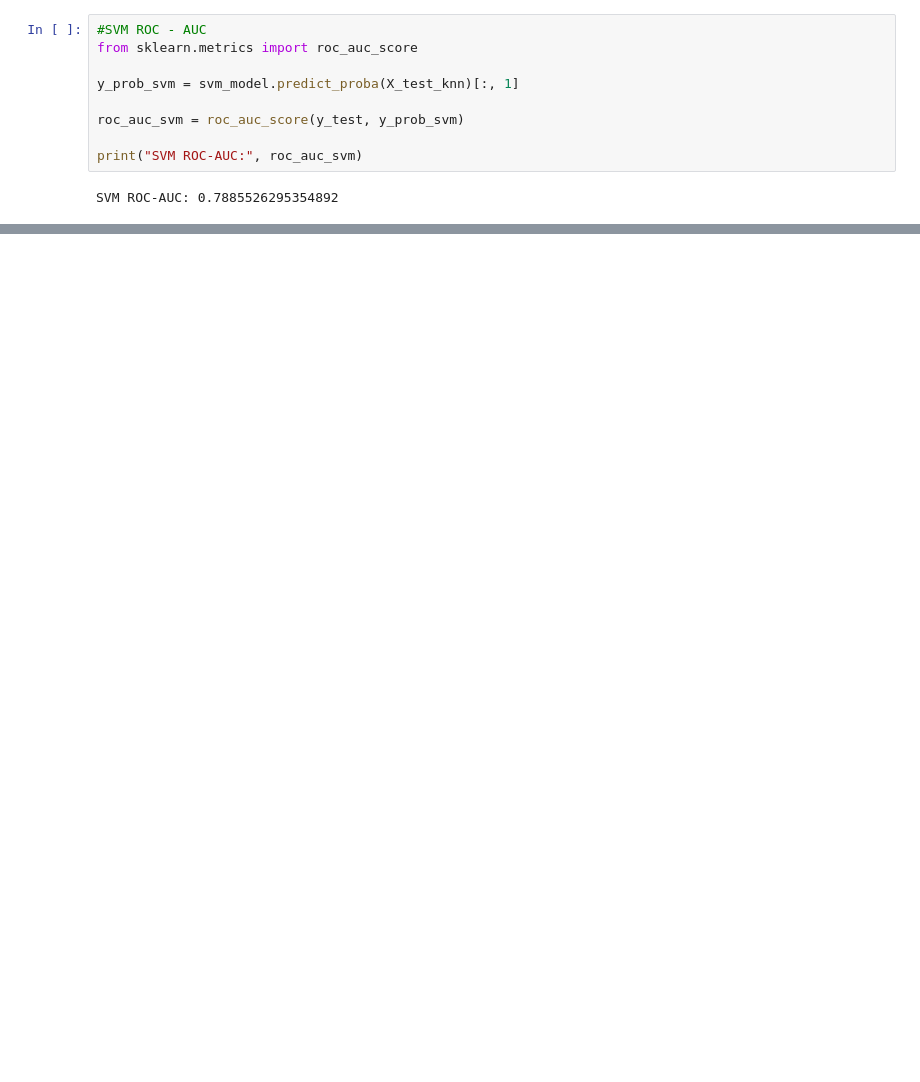
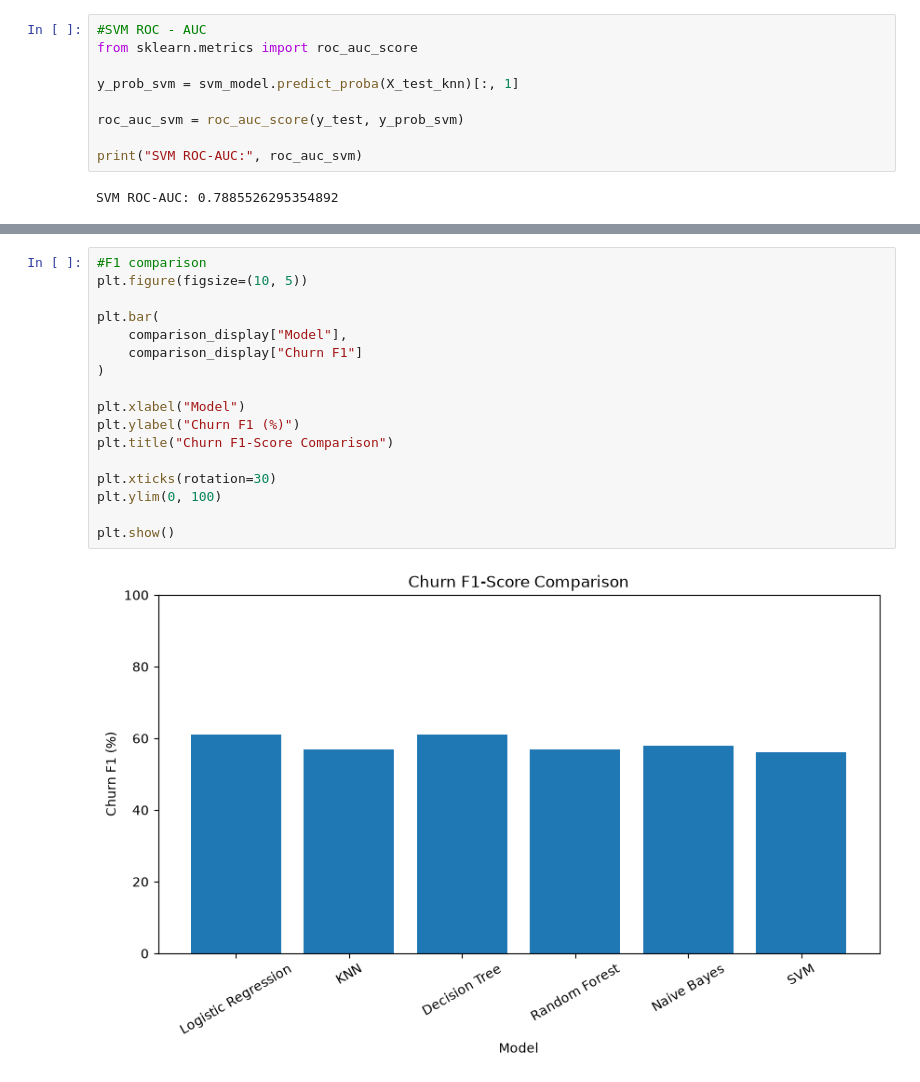
Before and after one commit to vedantparasharcs23-prog/-Machine-Learning-Algorithms, a Jupyter notebook: Projects/Customer-Churn-Prediction/Customer_Churn_Prediction.ipynb, the cells around one changed output, grey strips where cells are left out. Drawn from its saved outputs; the diff is of its cells as text; blank space fills up the shorter version.

```diff
--- a/Projects/Customer-Churn-Prediction/Customer_Churn_Prediction.ipynb
+++ b/Projects/Customer-Churn-Prediction/Customer_Churn_Prediction.ipynb
@@ -1495,0 +1629,19 @@ SVM ROC-AUC: 0.7885526295354892
+# %%
+#F1 comparison
+plt.figure(figsize=(10, 5))
+
+plt.bar(
+    comparison_display["Model"],
+    comparison_display["Churn F1"]
+)
+
+plt.xlabel("Model")
+plt.ylabel("Churn F1 (%)")
+plt.title("Churn F1-Score Comparison")
+
+plt.xticks(rotation=30)
+plt.ylim(0, 100)
+
+plt.show()
+# %% [output]
+[figure, added]
```
Also changed, not shown: parts of 17 cells of this notebook, 1 other file.
